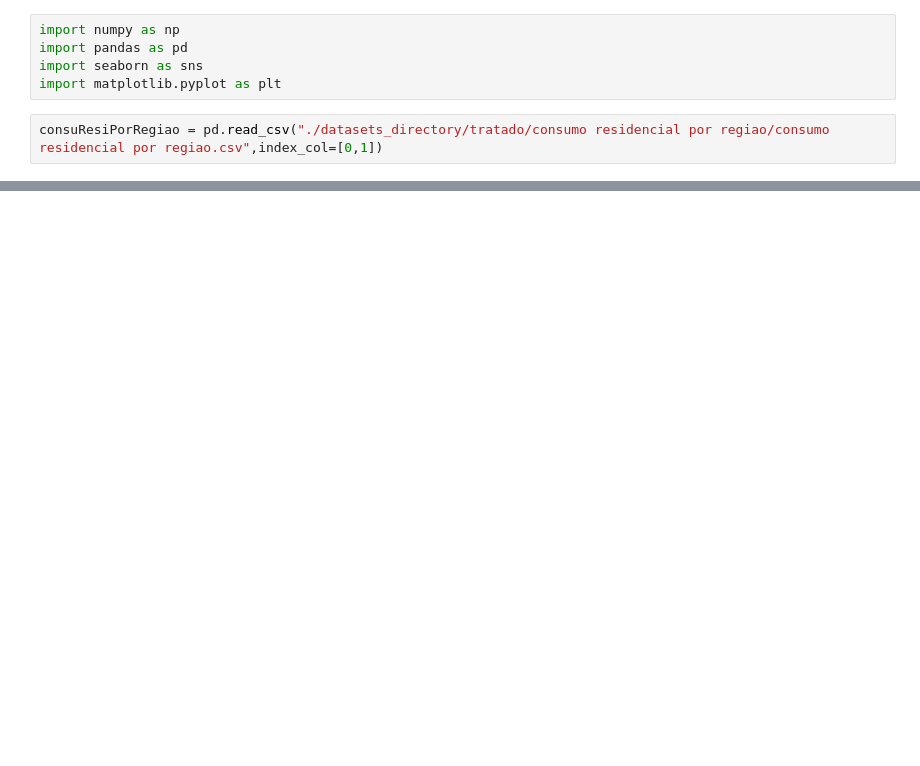
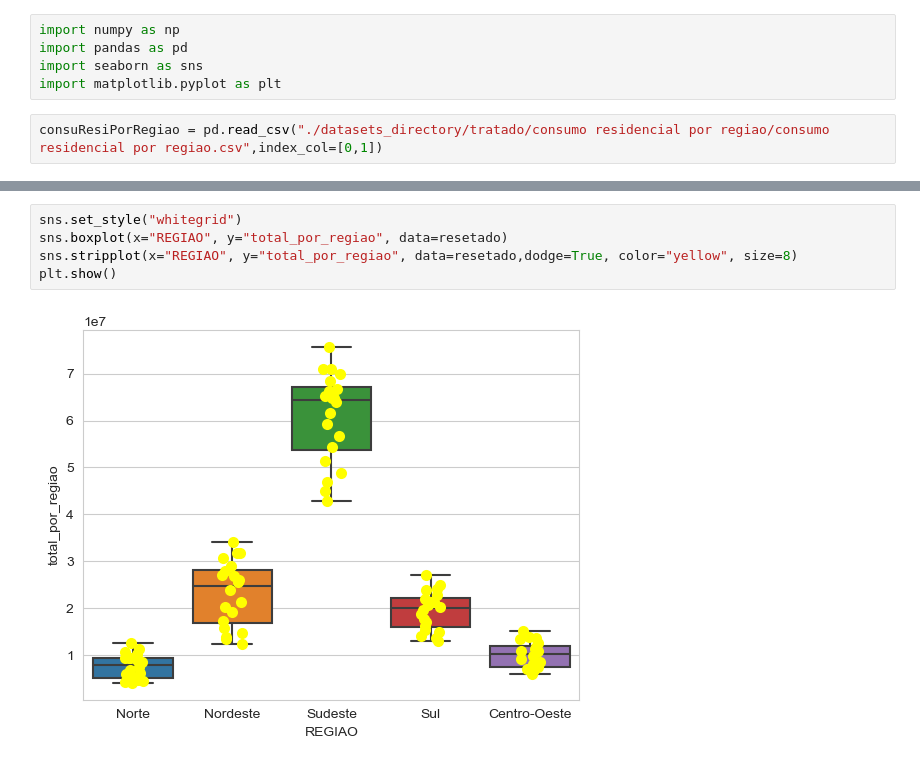
Before and after one commit to PET-Controle-e-Automacao-UESC/contas_de_energia, a Jupyter notebook: src/svm.ipynb, the cells around one changed output, grey strips where cells are left out. Saved outputs shown, nothing was run; the diff lists cells and outputs as text; blank space fills up the shorter version.

```diff
--- a/src/svm.ipynb
+++ b/src/svm.ipynb
@@ -27,0 +148,7 @@ consuResiPorRegiao.head(15)
+# %%
+sns.set_style("whitegrid")
+sns.boxplot(x="REGIAO", y="total_por_regiao", data=resetado)
+sns.stripplot(x="REGIAO", y="total_por_regiao", data=resetado,dodge=True, color="yellow", size=8)
+plt.show()
+# %% [output]
+[figure, added]
```
Also changed, not shown: parts of 19 cells of this notebook, 1 other file.
